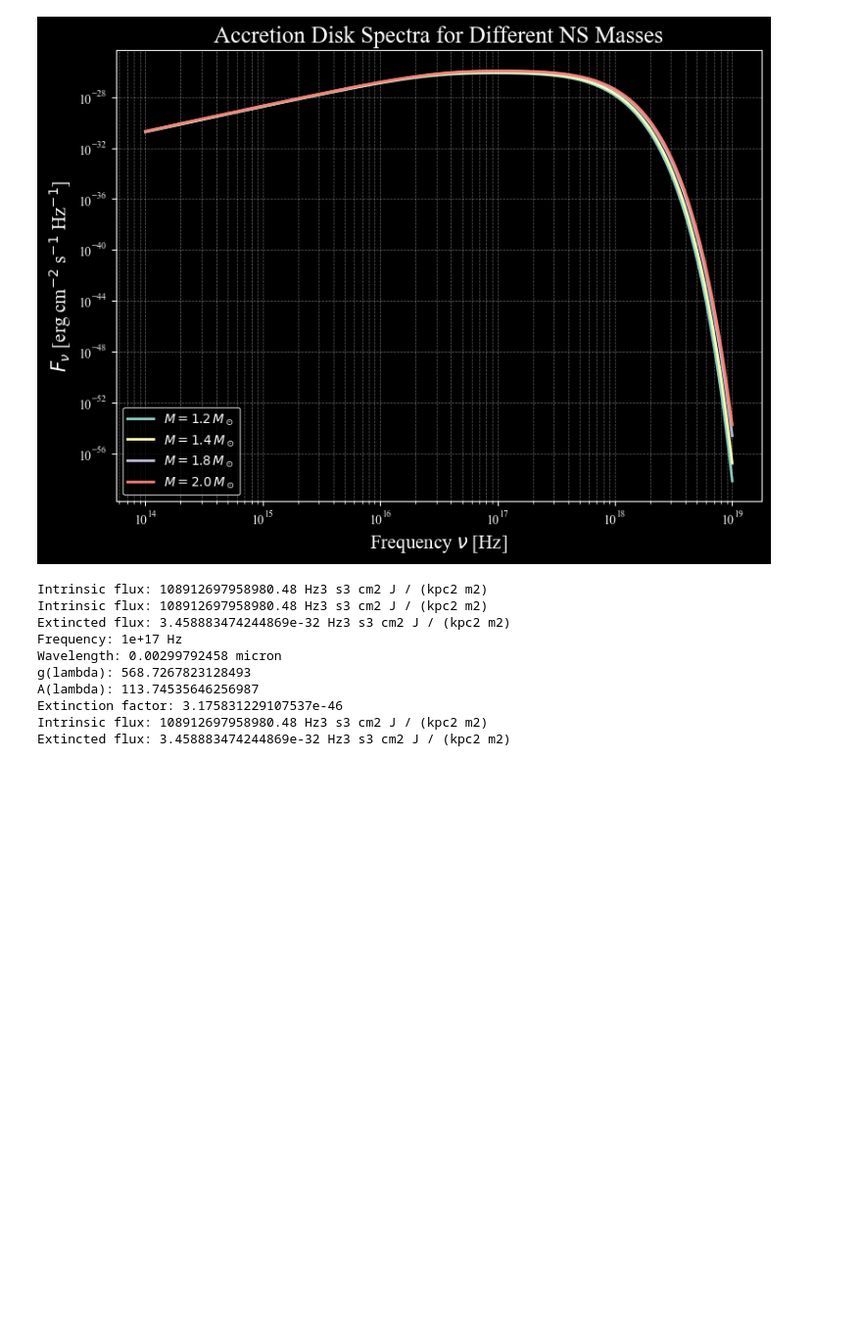
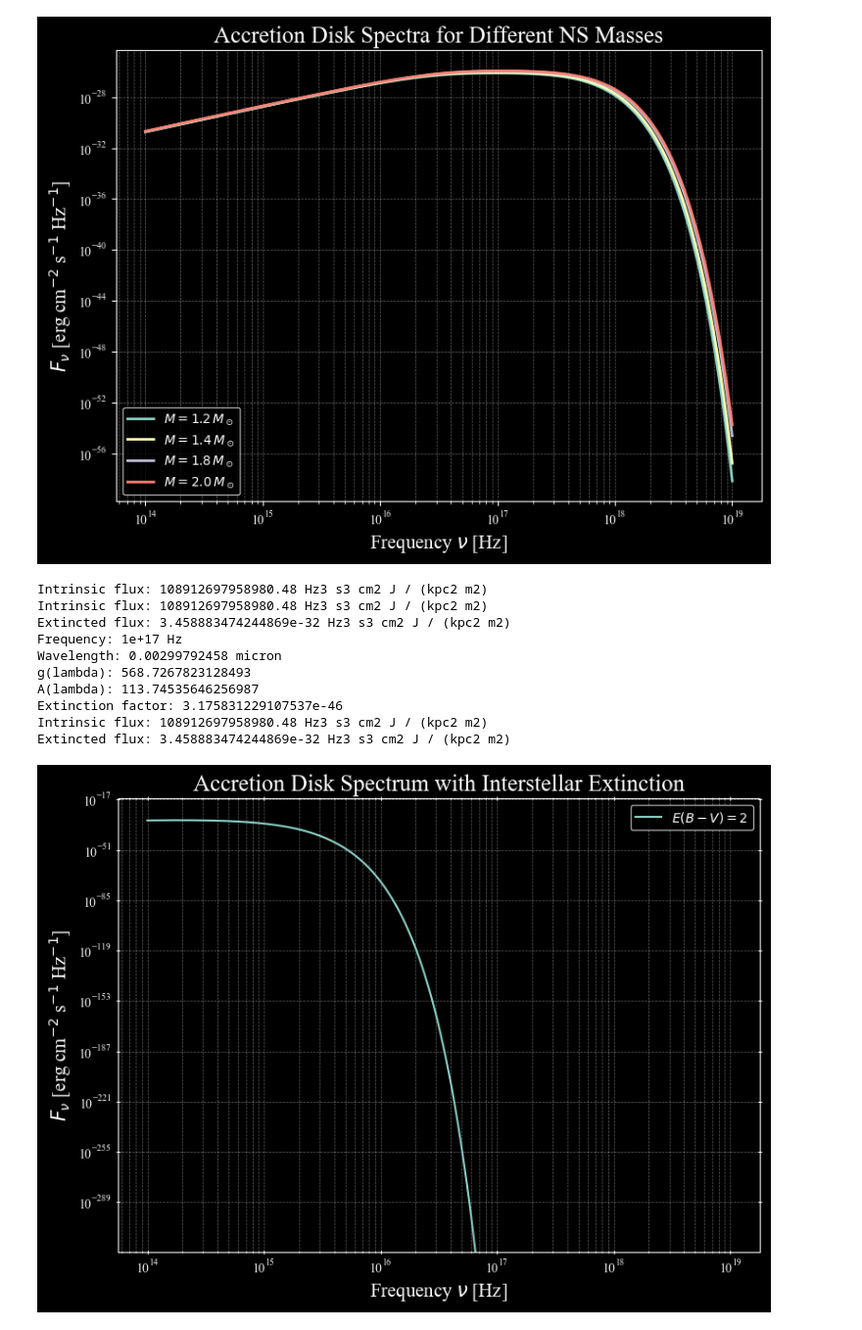
Before and after one commit to milanajberhe/Magnetars_Infrared, a Jupyter notebook: dust_extinction_disk_model.ipynb, the cells around one changed output. Shown at 98% size. Drawn from its saved outputs; the diff is of its cells as text; code cells hidden in the pictures; blank space fills up the shorter version.

```diff
--- a/dust_extinction_disk_model.ipynb
+++ b/dust_extinction_disk_model.ipynb
@@ -857,3 +857,88 @@ A(lambda): 113.74535646256987
 Extinction factor: 3.175831229107537e-46
 Intrinsic flux: 108912697958980.48 Hz3 s3 cm2 J / (kpc2 m2)
 Extincted flux: 3.458883474244869e-32 Hz3 s3 cm2 J / (kpc2 m2)
+# %%
+# Finding spectrum for values of E(B-V) and plotting the results.
+
+frequencies = np.logspace(14, 19, 200) * u.Hz
+
+E_BV_values = [0, 1, 2]
+
+plt.figure(figsize=(8, 6))
+
+for E_BV in E_BV_values:
+
+    fluxes = []
+
+    for nu in frequencies:
+
+        # Calculate disk flux
+        F_nu = disk_flux_nu(
+            nu, M, Mdot, R_in, R_out, inclination, D
+        )
+
+        #convert to CGS flux-density units
+        F_nu = F_nu.to(
+            u.erg / (u.cm**2 * u.s * u.Hz)
+        )
+
+        # Apply extinction
+        F_nu_obs = apply_extinction(
+            F_nu,
+            nu,
+            E_BV,
+            g_lambda_test
+        )
+
+        fluxes.append(
+            F_nu_obs.to_value(
+                u.erg / (u.cm**2 * u.s * u.Hz)
+            )
+        )
+
+plt.loglog(
+    frequencies.value,
+    fluxes,
+    label=fr"$E(B-V) = {E_BV}$"
+)
+
+ # Plot formatting
+
+plt.xlabel(
+    r"Frequency $\nu$ [Hz]",
+    fontsize=15
+)
+
+plt.ylabel(
+    r"$F_\nu$ [erg cm$^{-2}$ s$^{-1}$ Hz$^{-1}$]",
+    fontsize=15
+)
+
+plt.title(
+    "Accretion Disk Spectrum with Interstellar Extinction",
+    fontsize=18
+)
+
+plt.legend()
+plt.minorticks_on()
+
+plt.grid(
+    True,
+    which="both",
+    ls="--",
+    lw=0.5,
+    alpha=0.4
+)
+
+plt.tick_params(
+    axis="both",
+    which="both",
+    top=True,
+    right=True,
+    direction="inout"
+)
+
+plt.tight_layout()
+plt.show()
+# %% [output]
+[figure, added]
```
